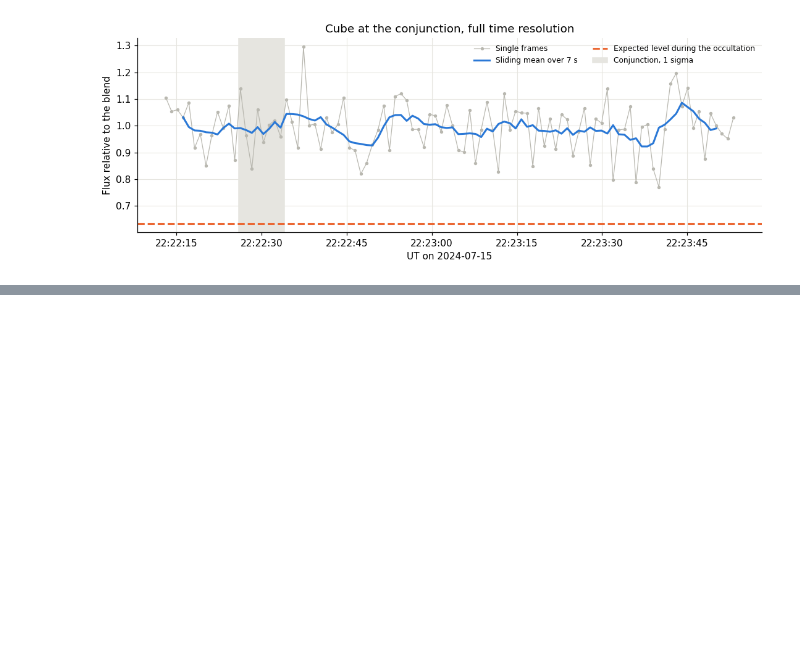
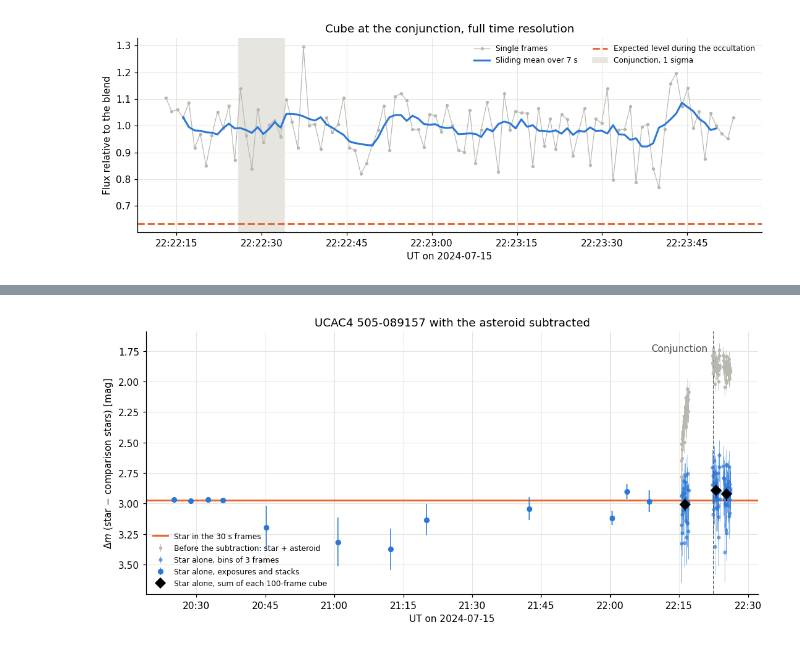
Before and after one commit to Lechtl/occultation, a Jupyter notebook: stacking and light curve.ipynb, the cells around one changed output, grey strips where cells are left out. Drawn from its saved outputs; the diff is of its cells as text; code cells hidden in the pictures; blank space fills up the shorter version.

Commit message:
Add light curve of the star with the asteroid subtracted
Co-Authored-By: Claude Opus 5.5 <noreply@anthropic.com>

```diff
--- a/stacking and light curve.ipynb
+++ b/stacking and light curve.ipynb
@@ -871,0 +926,29 @@ C5 G = 14.29: scatter over the night 0.058 mag, median formal error 0.043 mag
+# %%
+fig, ax = plt.subplots(figsize=(10, 4.8))
+blend = event | (stack_table['kind'] == 'whole cube')
+points = stack_table['kind'] != 'event bin'
+is_event = np.array(event)
+good = np.isfinite(stack_table['delta_mag_star'])
+ax.axhline(-2.5 * np.log10(ratio_star), color=ORANGE, lw=2, label='Star in the 30 s frames')
+ax.errorbar(times[event], stack_table['delta_mag'][event], yerr=stack_table['delta_mag_err'][event], fmt='o', ms=2.5, color='#b9b8b0', elinewidth=0.6,
+            label='Before the subtraction: star + asteroid')
+ax.errorbar(times[event & good], stack_table['delta_mag_star'][event & good], yerr=stack_table['delta_mag_star_err'][event & good], fmt='o', ms=3, color=BLUE, alpha=0.6, elinewidth=0.6,
+            label=f'Star alone, bins of {N_EVENT} frames')
+m = points & ~(stack_table['kind'] == 'whole cube')
+ax.errorbar(times[m], stack_table['delta_mag_star'][m], yerr=stack_table['delta_mag_star_err'][m], fmt='o', ms=5, color=BLUE, elinewidth=1,
+            label='Star alone, exposures and stacks')
+m = stack_table['kind'] == 'whole cube'
+ax.errorbar(times[m], stack_table['delta_mag_star'][m], yerr=stack_table['delta_mag_star_err'][m], fmt='D', ms=7, color='black', label='Star alone, sum of each 100-frame cube')
+ax.axvline(to_datetime(mjd_conjunction), color=GREY, lw=1, ls='--')
+ax.annotate('Conjunction', (to_datetime(mjd_conjunction), 1.75), xytext=(-6, 0), textcoords='offset points', ha='right', color=GREY)
+ax.invert_yaxis()
+ax.xaxis.set_major_formatter(mdates.DateFormatter('%H:%M'))
+ax.set_xlabel('UT on 2024-07-15')
+ax.set_ylabel(r'$\Delta m$ (star $-$ comparison stars) [mag]')
+ax.set_title('UCAC4 505-089157 with the asteroid subtracted')
+ax.legend(frameon=False, loc='lower left', fontsize=8)
+fig.tight_layout()
+fig.savefig('lightcurve_star_night.png', dpi=200)
+plt.show()
+# %% [output]
+[figure, added]
```
Also changed, not shown: parts of 7 cells of this notebook, 6 other files.
